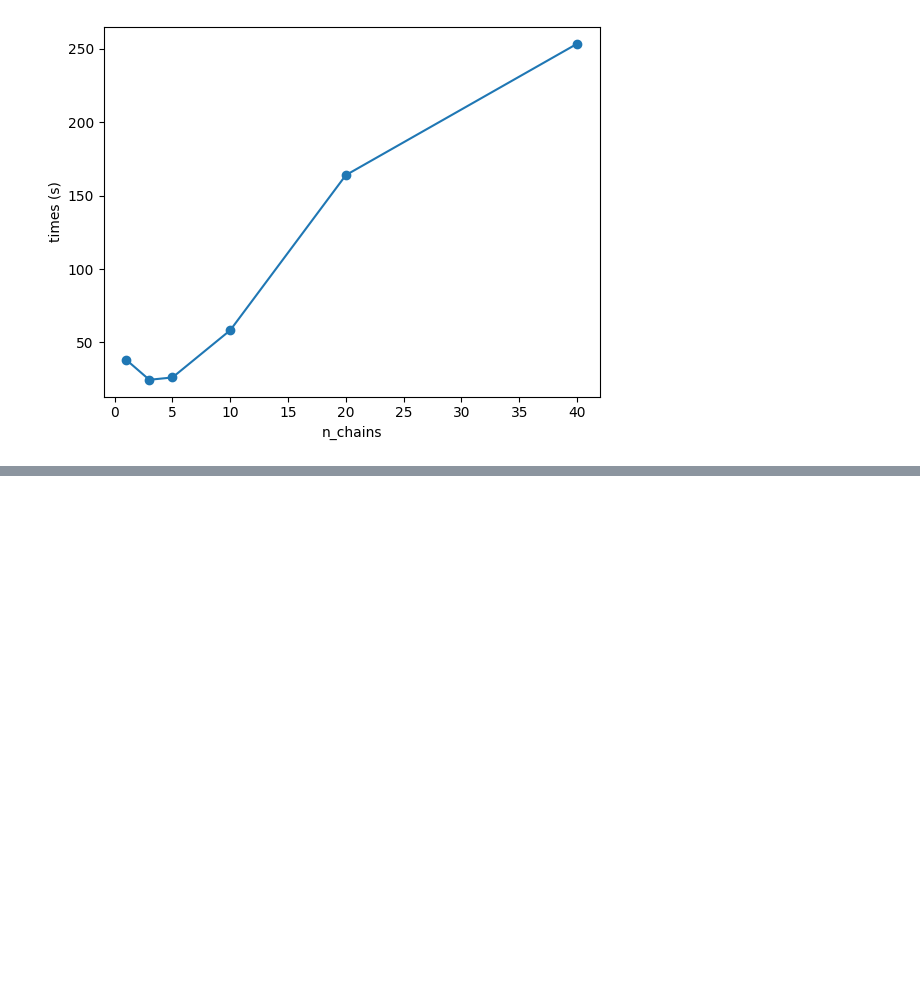
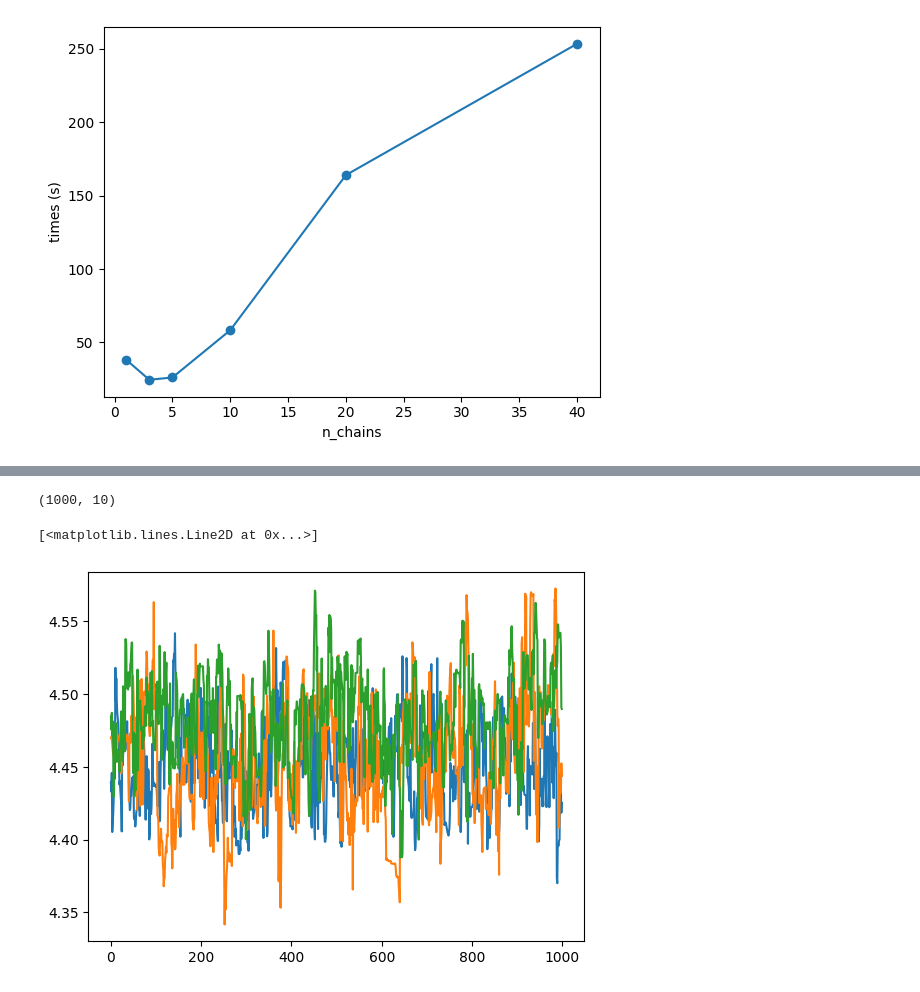
Before and after one commit to LSSTDESC/BPD, a Jupyter notebook: notebooks/fit-single-blackjax-vmap.ipynb, the cells around one changed output, grey strips where cells are left out. Cells and saved outputs as stored; diff of their text form; code cells hidden in the pictures; blank space fills up the shorter version.

```diff
--- a/notebooks/fit-single-blackjax-vmap.ipynb
+++ b/notebooks/fit-single-blackjax-vmap.ipynb
@@ -638,0 +675,6 @@ Text(0, 0.5, 'times (s)')
+# %%
+warmup_seeds = jax.random.split(warmup_key, N_CHAINS)
+do_warmup = jax.vmap(partial(_run_warmup, n_steps=1000, logdensity_fn=logdensity_fn))
+# %%
+%%time
+states, tuned_params, adapt_infos = do_warmup(warmup_seeds, data_gpu, init_positions)
@@ -638,0 +702,5 @@ Text(0, 0.5, 'times (s)')
+# %%
+%%time
+# now run vmap inference_loop
+states, infos = inference_loop_multiple_chains(sample_key, states, tuned_params, data_gpu, logdensity_fn,
+                                               n_samples=1000, n_chains=N_CHAINS)
@@ -638,0 +710,13 @@ Text(0, 0.5, 'times (s)')
+# %%
+samples = states.position
+# %%
+samples['f'].shape
+# %% [output]
+(1000, 10)
+# %%
+plt.plot(samples['f'][:, 0])
+plt.plot(samples['f'][:, 2])
+plt.plot(samples['f'][:, 8])
+# %% [output]
+[<matplotlib.lines.Line2D at 0x...>]
+[figure, added]
```
Also changed, not shown: parts of 62 cells of this notebook.
